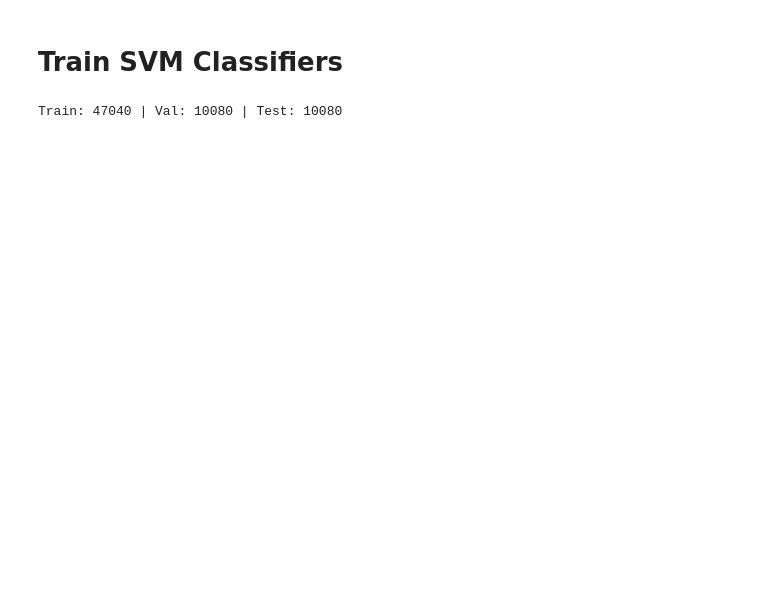
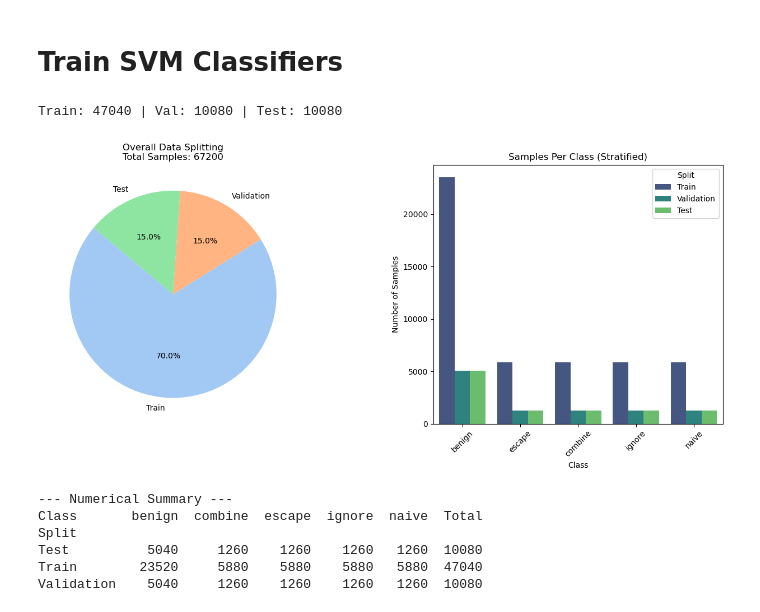
Before and after one commit to rowangamal/pia-defense-by-attack, a Jupyter notebook: train_svm_classifiers.ipynb, the cells around one changed output. Cells and saved outputs as stored; diff of their text form; code cells hidden in the pictures; blank space fills up the shorter version.

```diff
--- a/train_svm_classifiers.ipynb
+++ b/train_svm_classifiers.ipynb
@@ -54,10 +60,54 @@ def evaluate_model(model, X, y, name):
     ))
-# %%
-X, y = build_dataset()
-X_train, X_val, X_test, y_train, y_val, y_test = split_data(X, y)
-print(f"Train: {len(X_train)} | Val: {len(X_val)} | Test: {len(X_test)}")
-# %% [output]
-Train: 47040 | Val: 10080 | Test: 10080
+# %%
+def visualize_dataset_metrics(y_train, y_val, y_test, id2label):
+    splits = {'Train': y_train, 'Validation': y_val, 'Test': y_test}
+    data = []
+    for split_name, labels in splits.items():
+        for l in labels:
+            data.append({'Split': split_name, 'Class': id2label[l]})
+
+    df = pd.DataFrame(data)
+
+
+    fig, axes = plt.subplots(1, 2, figsize=(16, 6))
+    plt.subplots_adjust(wspace=0.4)
+
+
+    split_counts = df['Split'].value_counts()
+    axes[0].pie(split_counts, labels=split_counts.index, autopct='%1.1f%%',
+                colors=sns.color_palette("pastel"), startangle=140)
+    axes[0].set_title(f"Overall Data Splitting\nTotal Samples: {len(df)}")
+
+    sns.countplot(data=df, x='Class', hue='Split', ax=axes[1], palette="viridis")
+    axes[1].set_title("Samples Per Class (Stratified)")
+    axes[1].set_xticklabels(axes[1].get_xticklabels(), rotation=45)
+    axes[1].set_ylabel("Number of Samples")
+
+    plt.show()
+
+    print("\n--- Numerical Summary ---")
+    summary = df.groupby(['Split', 'Class']).size().unstack(fill_value=0)
+    summary['Total'] = summary.sum(axis=1)
+    print(summary)
+
+# --- HOW TO RUN IT ---
+# texts, labels = build_dataset()
+# X_train, X_val, X_test, y_train, y_val, y_test = split_data(texts, labels)
+# visualize_dataset_metrics(y_train, y_val, y_test, ID2LABEL)
+# %%
+X, y = build_dataset()
+X_train, X_val, X_test, y_train, y_val, y_test = split_data(X, y)
+print(f"Train: {len(X_train)} | Val: {len(X_val)} | Test: {len(X_test)}")
+visualize_dataset_metrics(y_train, y_val, y_test, ID2LABEL)
+# %% [output]
+Train: 47040 | Val: 10080 | Test: 10080
+[figure, added]
+--- Numerical Summary ---
+Class       benign  combine  escape  ignore  naive  Total
+Split
+Test          5040     1260    1260    1260   1260  10080
+Train        23520     5880    5880    5880   5880  47040
+Validation    5040     1260    1260    1260   1260  10080
 # %%
 tfidf_model = SVM_TF_IDF()
 tfidf_model.train(X_train, y_train)
```
Also changed, not shown: parts of 4 cells of this notebook, 3 other files.
